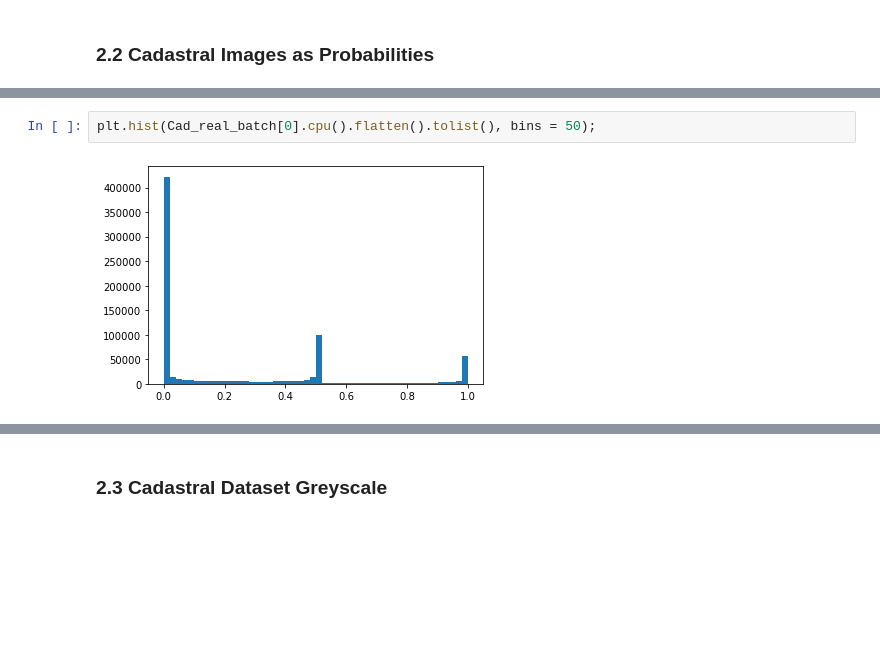
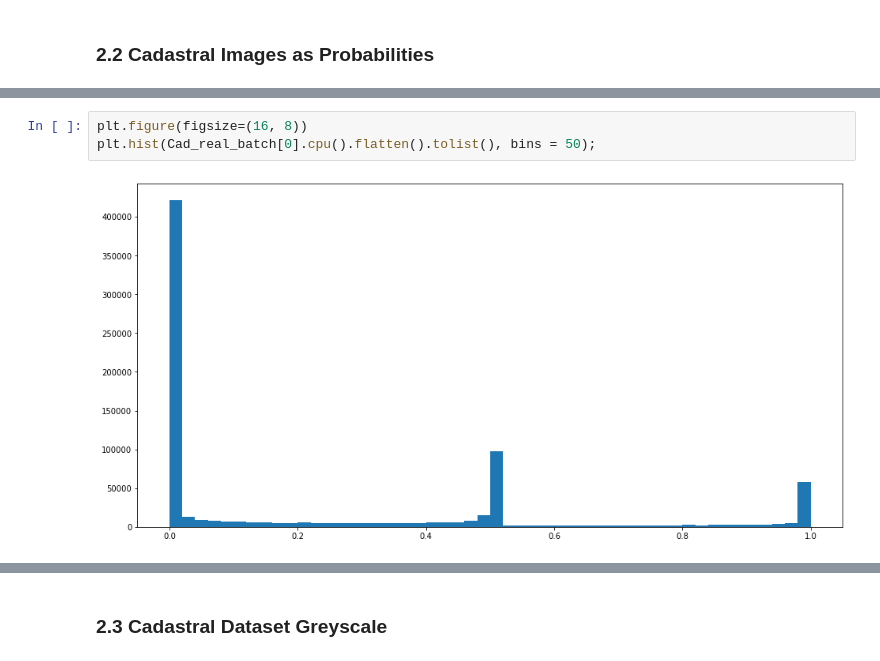
Before and after one commit to neithangurthang/SyntheticCities, a Jupyter notebook: notebooks/07 WGAN.ipynb, the cells around one changed output, grey strips where cells are left out. Drawn from its saved outputs; the diff is of its cells as text; blank space fills up the shorter version.

```diff
--- a/notebooks/07 WGAN.ipynb
+++ b/notebooks/07 WGAN.ipynb
@@ -167,8 +166,9 @@ Transform: Compose(
            )
 # %%
+plt.figure(figsize=(16, 8))
 plt.hist(Cad_real_batch[0].cpu().flatten().tolist(), bins = 50);
 # %% [output]
-[figure, old version]
+[figure, new version]
 # %%
 Cad_real_batch[0][0]
 # %% [output]
```
Also changed, not shown: parts of 14 cells of this notebook, 2 other files.
